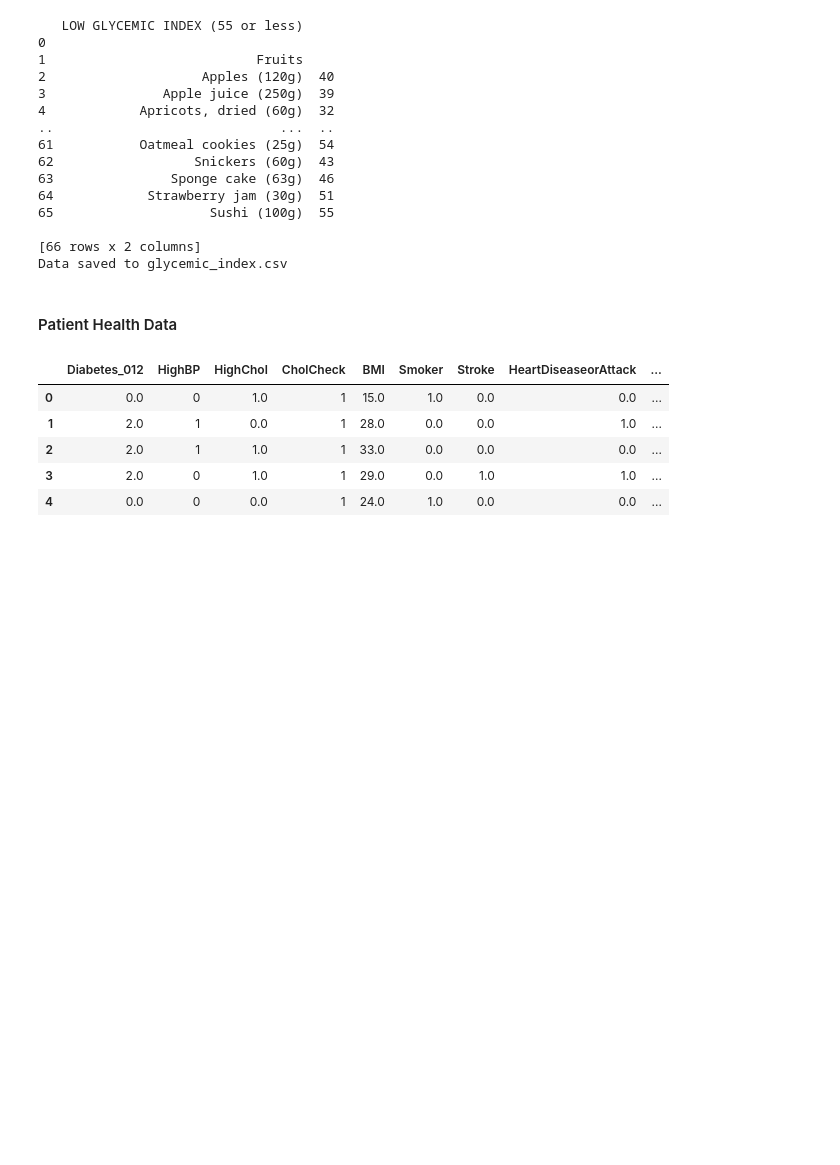
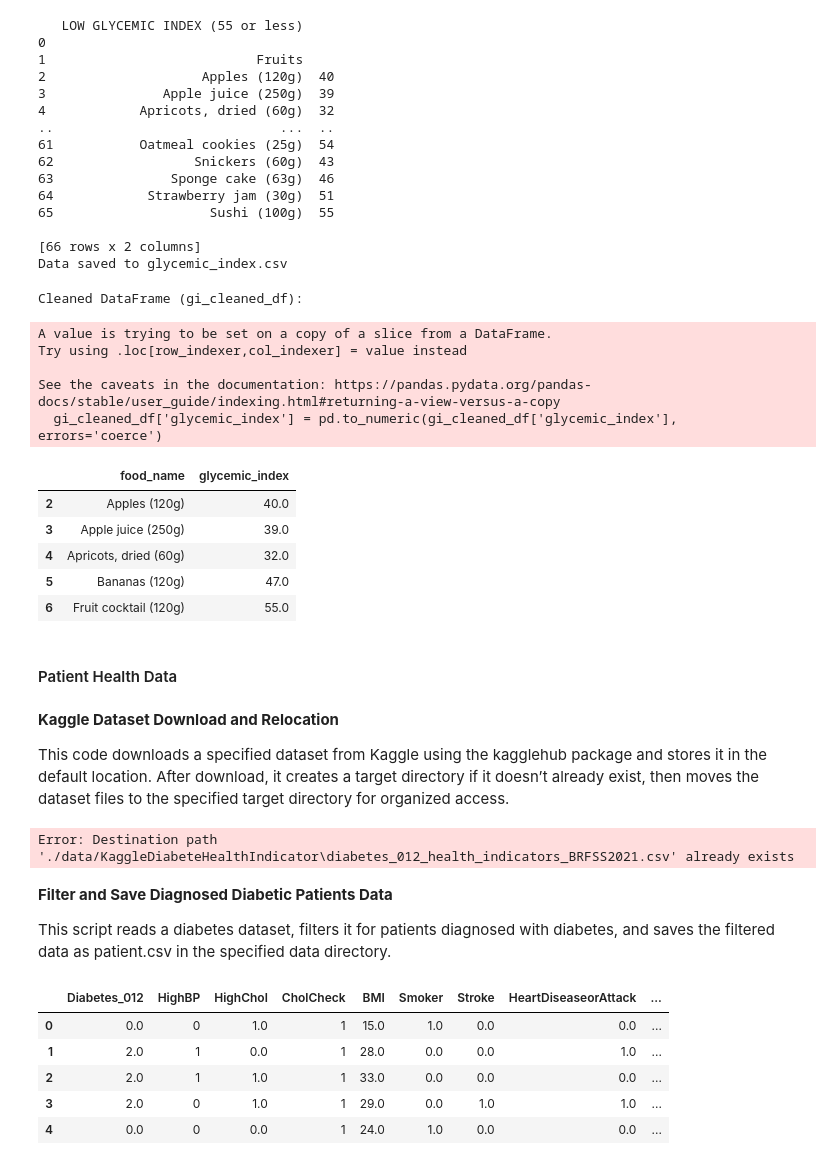
Before and after one commit to lvandine44/MADS-Capstone, a Jupyter notebook: 1-Data Preparation.ipynb, the cells around one changed output. Drawn from its saved outputs; the diff is of its cells as text; code cells hidden in the pictures; blank space fills up the shorter version.

Commit message:
Working Master Data

```diff
--- a/1-Data Preparation.ipynb
+++ b/1-Data Preparation.ipynb
@@ -373,7 +397,57 @@ else:
 
 [66 rows x 2 columns]
 Data saved to glycemic_index.csv
+# %%
+# Remove category titles by filtering out rows with those specific values
+gi_cleaned_df = gi_df[~gi_df['LOW GLYCEMIC INDEX (55 or less)'].isin(['Fruits', 'Vegetables', 'Grains, Breads & Cereals', 'Dairy and Dairy Alternatives', 'Nuts and Legumes'])]
+
+# Rename the columns to `food_name` and `glycemic_index`
+gi_cleaned_df.columns = ['food_name', 'glycemic_index']
+
+# Convert `glycemic_index` to numeric and drop any rows with NaN values in this column
+gi_cleaned_df['glycemic_index'] = pd.to_numeric(gi_cleaned_df['glycemic_index'], errors='coerce')
+gi_cleaned_df = gi_cleaned_df.dropna(subset=['glycemic_index'])
+
+# Print and save the cleaned data without any placeholder commas
+print("\nCleaned DataFrame (gi_cleaned_df):")
+gi_cleaned_df.head()
+# %% [output]
+Cleaned DataFrame (gi_cleaned_df):
+A value is trying to be set on a copy of a slice from a DataFrame.
+Try using .loc[row_indexer,col_indexer] = value instead
+
+See the caveats in the documentation: https://pandas.pydata.org/pandas-docs/stable/user_guide/indexing.html#returning-a-view-versus-a-copy
+  gi_cleaned_df['glycemic_index'] = pd.to_numeric(gi_cleaned_df['glycemic_index'], errors='coerce')
+|  | food_name | glycemic_index |
+| 2 | Apples (120g) | 40.0 |
+| 3 | Apple juice (250g) | 39.0 |
+| 4 | Apricots, dried (60g) | 32.0 |
+| 5 | Bananas (120g) | 47.0 |
+| 6 | Fruit cocktail (120g) | 55.0 |
 # %% [markdown]
 #### Patient Health Data
+# %% [markdown]
+**Kaggle Dataset Download and Relocation**
+
+This code downloads a specified dataset from Kaggle using the kagglehub package and stores it in the default location. After download, it creates a target directory if it doesn’t already exist, then moves the dataset files to the specified target directory for organized access.
+# %%
+# Download the dataset (downloads to default location)
+path = kagglehub.dataset_download("julnazz/diabetes-health-indicators-dataset")
+
+# Define your target directory
+save_directory = "./data/KaggleDiabeteHealthIndicator"
+os.makedirs(save_directory, exist_ok=True)  # Ensure target directory exists
+
+# Move downloaded files to the target directory
+for file_name in os.listdir(path):
+    shutil.move(os.path.join(path, file_name), save_directory)
+
+print("Dataset files moved to:", save_directory)
+# %% [output]
+Error: Destination path './data/KaggleDiabeteHealthIndicator\diabetes_012_health_indicators_BRFSS2021.csv' already exists
+# %% [markdown]
+**Filter and Save Diagnosed Diabetic Patients Data**
+
+This script reads a diabetes dataset, filters it for patients diagnosed with diabetes, and saves the filtered data as patient.csv in the specified data directory.
 # %%
 # Read in patient data
```
Also changed, not shown: parts of 26 cells of this notebook, 2 other files.
